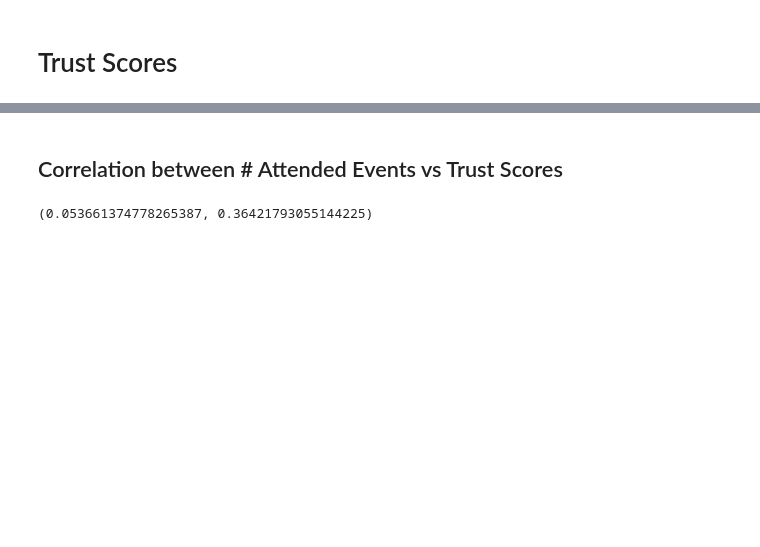
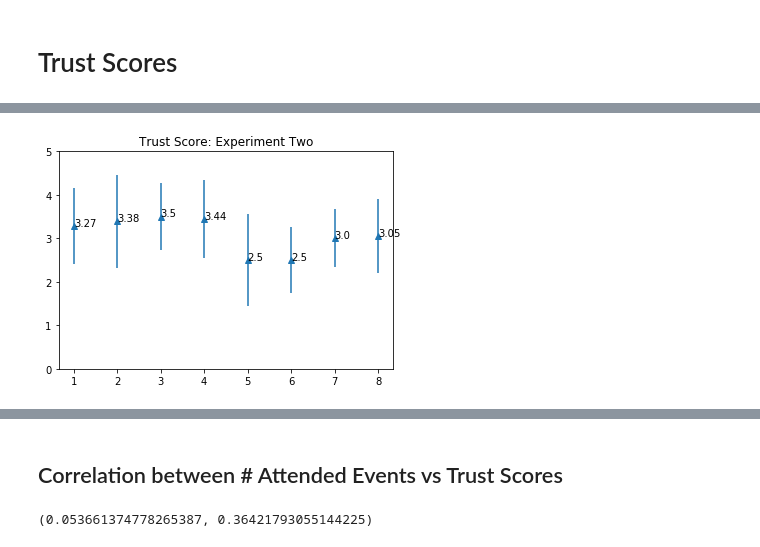
Before and after one commit to Kai-Monash/code, a Jupyter notebook: static_tests.ipynb, the cells around one changed output, grey strips where cells are left out. Drawn from its saved outputs; the diff is of its cells as text; code cells hidden in the pictures; blank space fills up the shorter version.

```diff
--- a/static_tests.ipynb
+++ b/static_tests.ipynb
@@ -477,0 +223,19 @@ Ttest_indResult(statistic=-1.1345661308469714, pvalue=0.25750716423194153)
+# %%
+# exp2 mean & std
+x = np.arange(1,9)
+y = np.array(exp2_trust.mean(axis=0))
+e = np.array(exp2_trust.std(axis=0))
+
+plt.errorbar(x, y, e, linestyle='None', marker='^')
+axes = plt.gca()
+axes.set_ylim([0,5])
+
+for xy in zip(x, y):
+    axes.annotate('%.4s' % xy[1], xy=xy, textcoords='data')
+
+plt.title("Trust Score: Experiment Two")
+plt.show()
+
+# exp2_trust_ms = np.vstack((exp2_trust.mean(axis=0),exp2_trust.std(axis=0)))
+# %% [output]
+[figure, added]
```
Also changed, not shown: parts of 70 cells of this notebook, 2 other files.
